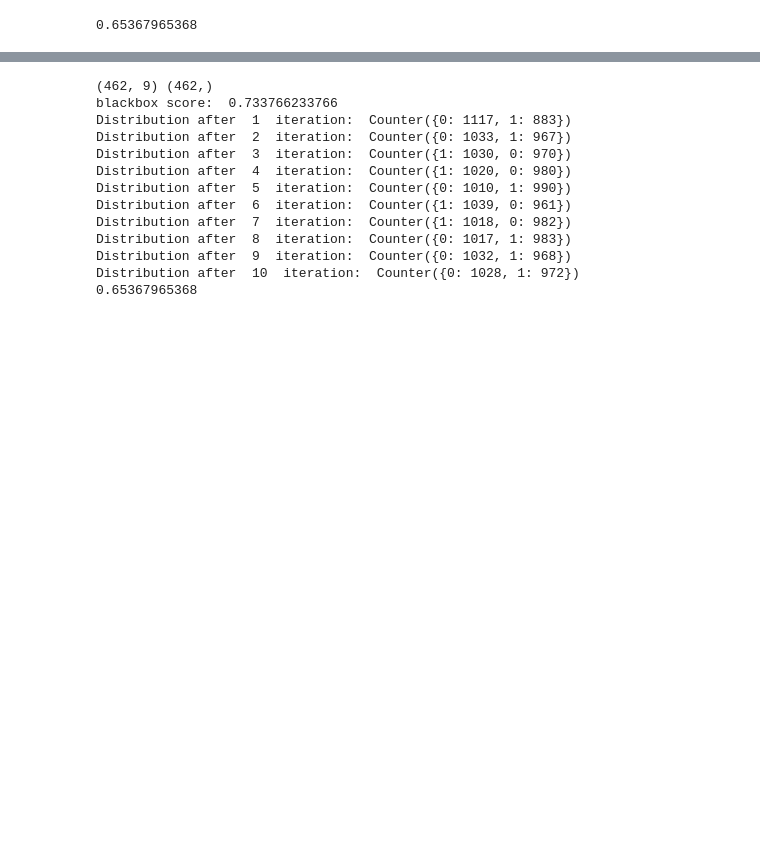
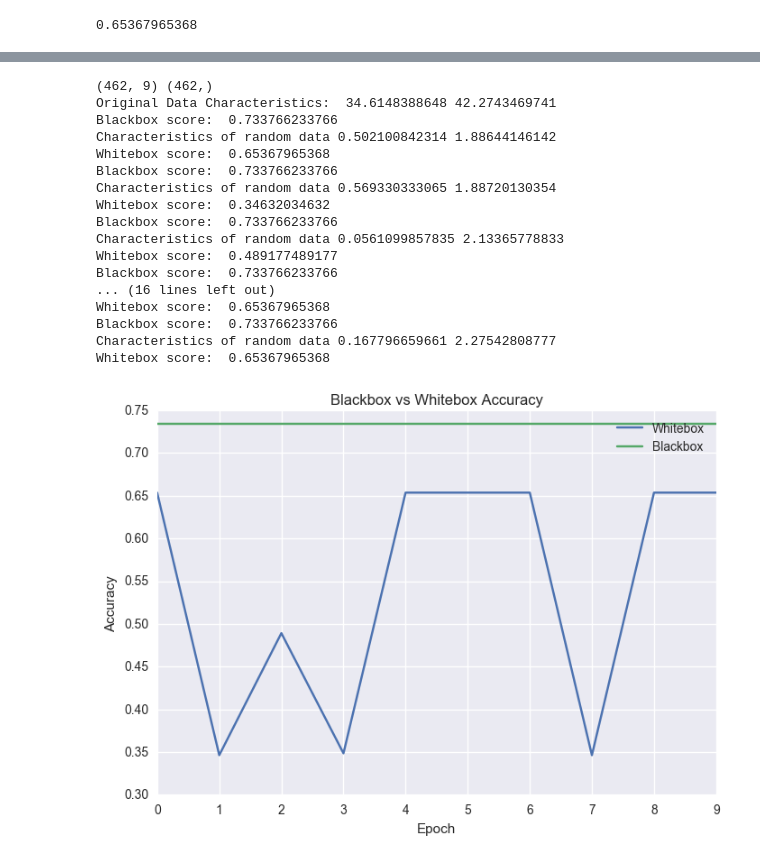
Before and after one commit to najeeb97khan/Cloning, a Jupyter notebook: Final/Experiment Sheet.ipynb, the cells around one changed output, grey strips where cells are left out. Saved outputs shown, nothing was run; the diff lists cells and outputs as text; code cells hidden in the pictures; blank space fills up the shorter version.

```diff
--- a/Final/Experiment Sheet.ipynb
+++ b/Final/Experiment Sheet.ipynb
@@ -669,26 +698,50 @@ y = data.pop("chd").values
 X = data.values
 feature_names = data.columns
 print X.shape, y.shape
+print 'Original Data Characteristics: ', np.mean(X), np.std(X)
 
-blackbox = LogisticRegression()
-blackbox.fit(X, y)
-print 'blackbox score: ', blackbox.score(X, y)
-X_random, y_random = equiRandom(blackbox, num_features=X.shape[1])
+acb, acw = [],[]
+for i in range(10):
 
-whitebox = LogisticRegression()
-whitebox.fit(X_random, y_random)
-print whitebox.score(X, y)
+    blackbox = LogisticRegression()
+    blackbox.fit(X, y)
+    score = blackbox.score(X, y)
+    acb.append(score)
+    print 'Blackbox score: ', score
+
+    X_random, y_random = equiRandom(blackbox, num_features=X.shape[1], verbose=False)
+
+    print 'Characteristics of random data', np.mean(X_random), np.std(X_random)
+    whitebox = LogisticRegression()
+    whitebox.fit(X_random, y_random)
+    score = whitebox.score(X, y)
+    acw.append(score)
+    print 'Whitebox score: ', score
 # %% [output]
 (462, 9) (462,)
-blackbox score:  0.733766233766
-Distribution after  1  iteration:  Counter({0: 1117, 1: 883})
-Distribution after  2  iteration:  Counter({0: 1033, 1: 967})
-Distribution after  3  iteration:  Counter({1: 1030, 0: 970})
-Distribution after  4  iteration:  Counter({1: 1020, 0: 980})
-Distribution after  5  iteration:  Counter({0: 1010, 1: 990})
-Distribution after  6  iteration:  Counter({1: 1039, 0: 961})
-Distribution after  7  iteration:  Counter({1: 1018, 0: 982})
-Distribution after  8  iteration:  Counter({0: 1017, 1: 983})
-Distribution after  9  iteration:  Counter({0: 1032, 1: 968})
-Distribution after  10  iteration:  Counter({0: 1028, 1: 972})
-0.65367965368
+Original Data Characteristics:  34.6148388648 42.2743469741
+Blackbox score:  0.733766233766
+Characteristics of random data 0.502100842314 1.88644146142
+Whitebox score:  0.65367965368
+Blackbox score:  0.733766233766
+Characteristics of random data 0.569330333065 1.88720130354
+Whitebox score:  0.34632034632
+Blackbox score:  0.733766233766
+Characteristics of random data 0.0561099857835 2.13365778833
+Whitebox score:  0.489177489177
+Blackbox score:  0.733766233766
+... (16 lines left out)
+Whitebox score:  0.65367965368
+Blackbox score:  0.733766233766
+Characteristics of random data 0.167796659661 2.27542808777
+Whitebox score:  0.65367965368
+# %%
+plt.plot(acw, label='Whitebox')
+plt.plot(acb, label='Blackbox')
+plt.legend()
+plt.ylabel('Accuracy')
+plt.xlabel('Epoch')
+plt.title('Blackbox vs Whitebox Accuracy')
+plt.show()
+# %% [output]
+[figure, added]
```
Also changed, not shown: parts of 14 cells of this notebook.
